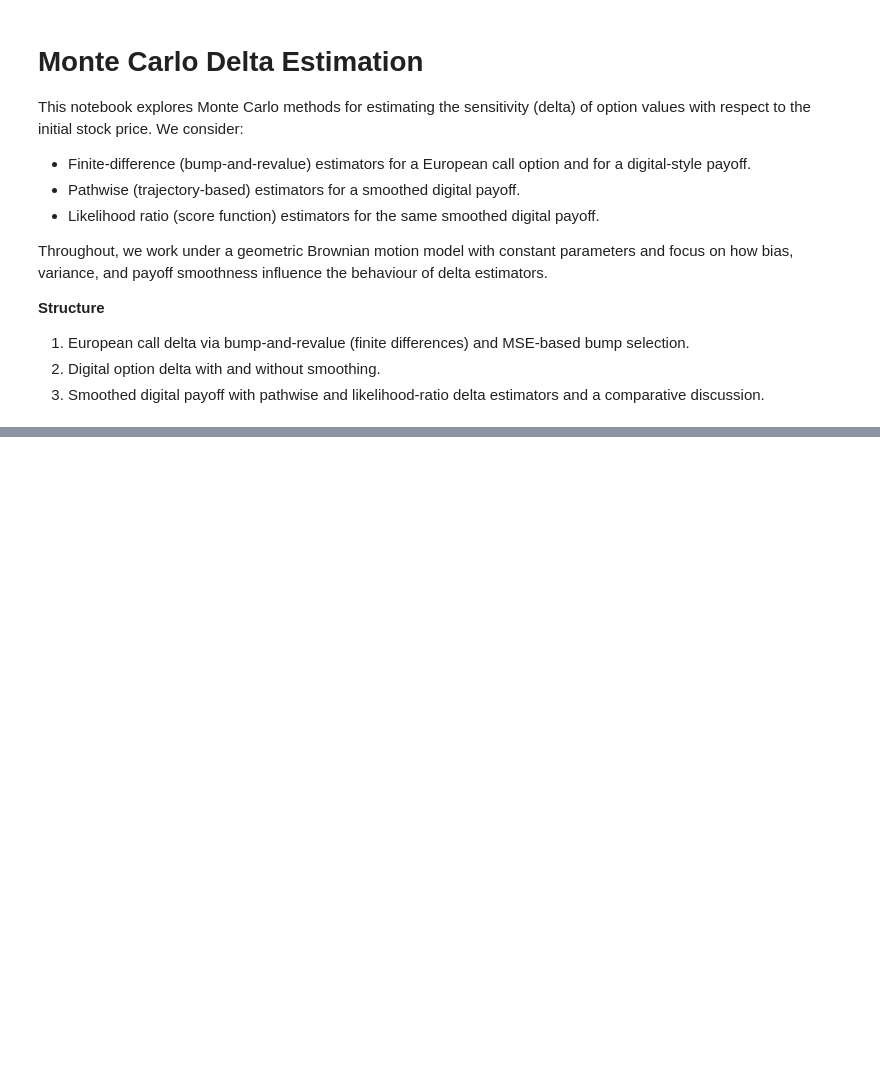
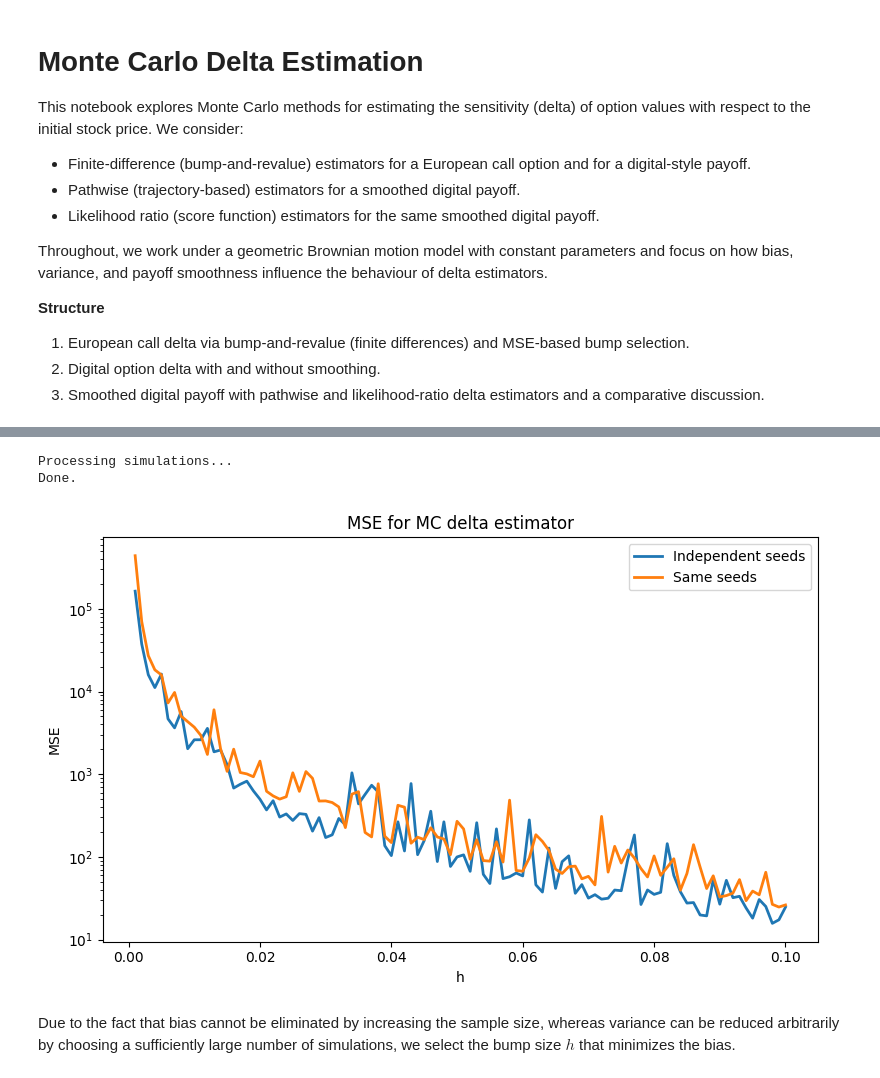
Before and after one commit to AnastasiaSaratsidou/computational-finance, a Jupyter notebook: mc-sensitivity-analysis/notebooks/bump_and_revalue.ipynb, the cells around one changed output, grey strips where cells are left out. Drawn from its saved outputs; the diff is of its cells as text; code cells hidden in the pictures; blank space fills up the shorter version.

```diff
--- a/mc-sensitivity-analysis/notebooks/bump_and_revalue.ipynb
+++ b/mc-sensitivity-analysis/notebooks/bump_and_revalue.ipynb
@@ -99,3 +76,21 @@ Combining these effects gives us the classical **bias–variance tradeoff**:
 - **Large $h$** → larger bias but smaller variance
 
 The optimal choice of $h$ balances these two sources of error.
+# %%
+# Imports and model parameters
+import math
+import numpy as np
+import matplotlib.pyplot as plt
+from scipy.stats import norm
+import pandas as pd
+
+# Global model parameters (can be adjusted)
+T = 1            # time to maturity (1 year)
+N = 50          # number of time steps for Euler discretization
+M = 3000         # number of Monte Carlo paths
+S0 = 100         # initial stock price
+K = 99           # strike price
+r = 0.06         # risk-free interest rate
+sigma = 0.2      # sigmaatility of the stock
+H = 100         # number of h values to test (grid size)
+h_values = np.linspace(0.001, 0.1, H)
@@ -101,0 +245,36 @@ The optimal choice of $h$ balances these two sources of error.
+# %%
+# Storage arrays
+delta_ind = np.zeros(H)
+bias_ind  = np.zeros(H)
+var_ind   = np.zeros(H)
+mse_ind   = np.zeros(H)
+
+delta_corr = np.zeros(H)
+bias_corr  = np.zeros(H)
+var_corr   = np.zeros(H)
+mse_corr   = np.zeros(H)
+
+print("Processing simulations...")
+for i, h in enumerate(h_values):
+    delta_ind[i], bias_ind[i], var_ind[i], mse_ind[i] = mse(h, same_seed=0)
+    delta_corr[i], bias_corr[i], var_corr[i], mse_corr[i] = mse(h, same_seed=1)
+
+print("Done.")
+
+# Plot results
+plt.figure(figsize=(8, 5))
+plt.plot(h_values, mse_ind, label='Independent seeds', linewidth=2)
+plt.plot(h_values, mse_corr, label='Same seeds', linewidth=2)
+plt.xlabel('h')
+plt.ylabel('MSE')
+plt.yscale('log')
+plt.title('MSE for MC delta estimator')
+plt.legend()
+plt.tight_layout()
+plt.show()
+# %% [output]
+Processing simulations...
+Done.
+[figure, added]
+# %% [markdown]
+Due to the fact that bias cannot be eliminated by increasing the sample size, whereas variance can be reduced arbitrarily by choosing a sufficiently large number of simulations, we select the bump size $h$ that minimizes the bias.
```
Also changed, not shown: parts of 7 cells of this notebook.
